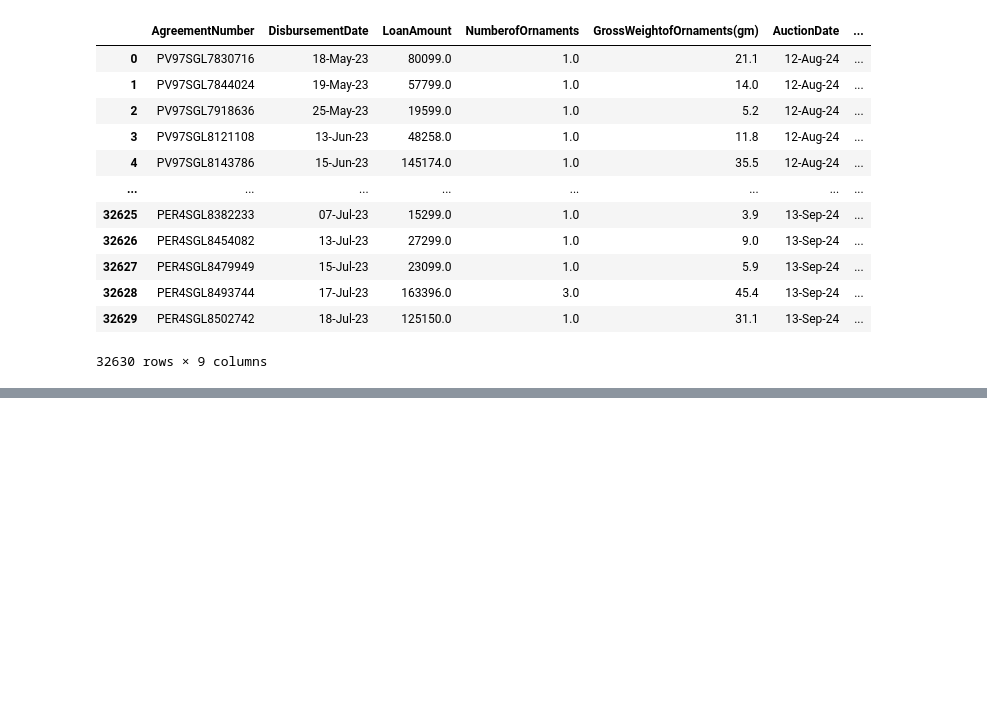
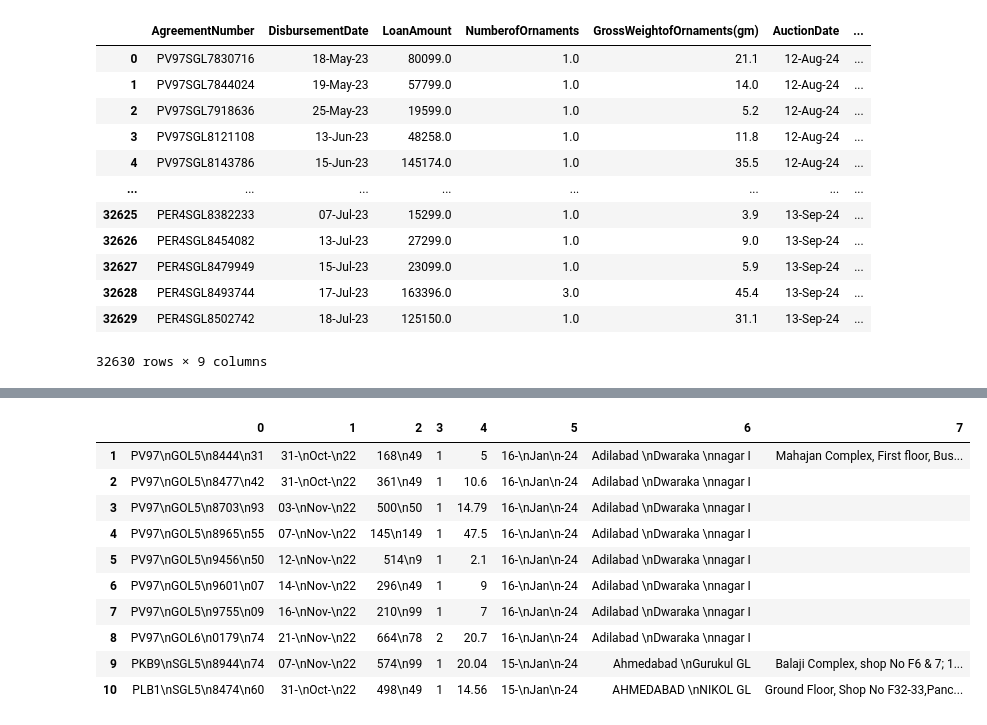
Before and after one commit to sachin27b/gold_auction, a Jupyter notebook: Notebook/data.ipynb, the cells around one changed output, grey strips where cells are left out. Cells and saved outputs as stored; diff of their text form; code cells hidden in the pictures; blank space fills up the shorter version.

```diff
--- a/Notebook/data.ipynb
+++ b/Notebook/data.ipynb
@@ -52,0 +172,18 @@ df
+# %%
+import camelot
+tables = camelot.read_pdf('../Data/qr-data-jan-24.pdf',pages='all')
+tables.export('qr-data-jan-24.csv', f='csv', compress=True,)
+# %%
+tables[0].df[1:-1]
+# %% [output]
+|  | 0 | 1 | 2 | 3 | 4 | 5 | 6 | 7 |
+| 1 | PV97\nGOL5\n8444\n31 | 31-\nOct-\n22 | 168\n49 | 1 | 5 | 16-\nJan\n-24 | Adilabad \nDwaraka \nnagar I | Mahajan Complex, First floor, Bus... |
+| 2 | PV97\nGOL5\n8477\n42 | 31-\nOct-\n22 | 361\n49 | 1 | 10.6 | 16-\nJan\n-24 | Adilabad \nDwaraka \nnagar I |  |
+| 3 | PV97\nGOL5\n8703\n93 | 03-\nNov-\n22 | 500\n50 | 1 | 14.79 | 16-\nJan\n-24 | Adilabad \nDwaraka \nnagar I |  |
+| 4 | PV97\nGOL5\n8965\n55 | 07-\nNov-\n22 | 145\n149 | 1 | 47.5 | 16-\nJan\n-24 | Adilabad \nDwaraka \nnagar I |  |
+| 5 | PV97\nGOL5\n9456\n50 | 12-\nNov-\n22 | 514\n9 | 1 | 2.1 | 16-\nJan\n-24 | Adilabad \nDwaraka \nnagar I |  |
+| 6 | PV97\nGOL5\n9601\n07 | 14-\nNov-\n22 | 296\n49 | 1 | 9 | 16-\nJan\n-24 | Adilabad \nDwaraka \nnagar I |  |
+| 7 | PV97\nGOL5\n9755\n09 | 16-\nNov-\n22 | 210\n99 | 1 | 7 | 16-\nJan\n-24 | Adilabad \nDwaraka \nnagar I |  |
+| 8 | PV97\nGOL6\n0179\n74 | 21-\nNov-\n22 | 664\n78 | 2 | 20.7 | 16-\nJan\n-24 | Adilabad \nDwaraka \nnagar I |  |
+| 9 | PKB9\nSGL5\n8944\n74 | 07-\nNov-\n22 | 574\n99 | 1 | 20.04 | 15-\nJan\n-24 | Ahmedabad \nGurukul GL | Balaji Complex, shop No F6 & 7; 1... |
+| 10 | PLB1\nSGL5\n8474\n60 | 31-\nOct-\n22 | 498\n49 | 1 | 14.56 | 15-\nJan\n-24 | AHMEDABAD \nNIKOL GL | Ground Floor, Shop No F32-33,Panc... |
```
Also changed, not shown: parts of 14 cells of this notebook, 3 other files.
